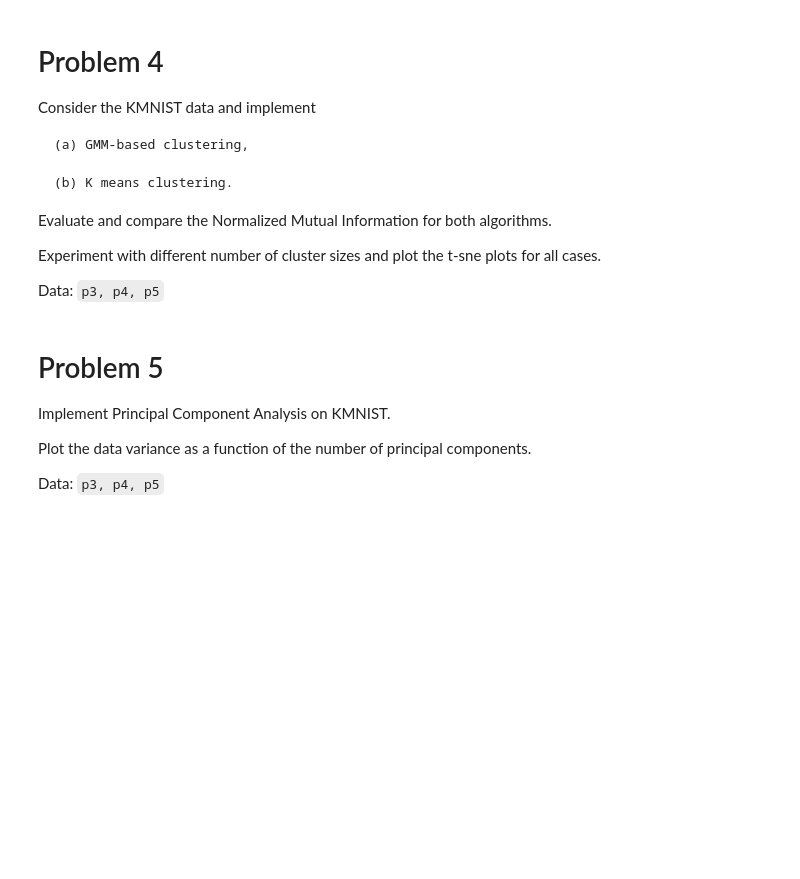
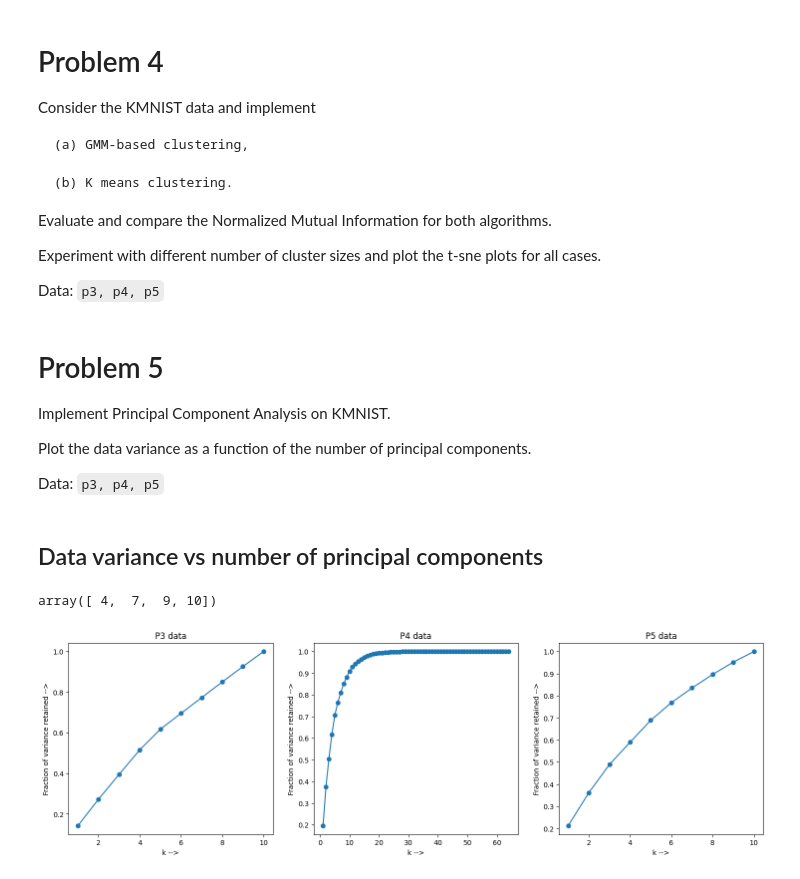
Before and after one commit to lokesh1197/PRNN-2023, a Jupyter notebook: Assignment3/solution.ipynb, the cells around one changed output. Cells and saved outputs as stored; diff of their text form; code cells hidden in the pictures; blank space fills up the shorter version.

```diff
--- a/Assignment3/solution.ipynb
+++ b/Assignment3/solution.ipynb
@@ -513,0 +535,36 @@ Data: `p3, p4, p5`
+# %% [markdown]
+## Data variance vs number of principal components
+# %%
+a = [4, 3, 2, 1]
+np.cumsum(a)
+# %% [output]
+array([ 4,  7,  9, 10])
+# %%
+fig, ax = plt.subplots(1, 3, figsize=(18, 5))
+_, eigVals = pca(p3["X"])
+eigValCumsum = np.cumsum(eigVals)
+eigValCumsum = eigValCumsum / eigValCumsum[-1]
+ax[0].plot(np.arange(1, len(eigVals) + 1), eigValCumsum, marker='o')
+ax[0].set_xlabel("k -->")
+ax[0].set_ylabel("Fraction of variance retained -->")
+ax[0].set_title("P3 data")
+
+_, eigVals = pca(p4["X"])
+eigValCumsum = np.cumsum(eigVals)
+eigValCumsum = eigValCumsum / eigValCumsum[-1]
+ax[1].plot(np.arange(1, len(eigVals) + 1), eigValCumsum, marker='o')
+ax[1].set_xlabel("k -->")
+ax[1].set_ylabel("Fraction of variance retained -->")
+ax[1].set_title("P4 data")
+
+_, eigVals = pca(p5["X"])
+eigValCumsum = np.cumsum(eigVals)
+eigValCumsum = eigValCumsum / eigValCumsum[-1]
+ax[2].plot(np.arange(1, len(eigVals) + 1), eigValCumsum, marker='o')
+ax[2].set_xlabel("k -->")
+ax[2].set_ylabel("Fraction of variance retained -->")
+ax[2].set_title("P5 data")
+
+plt.show()
+# %% [output]
+[figure, added]
```
Also changed, not shown: parts of 1 cell of this notebook, 1 other file.
